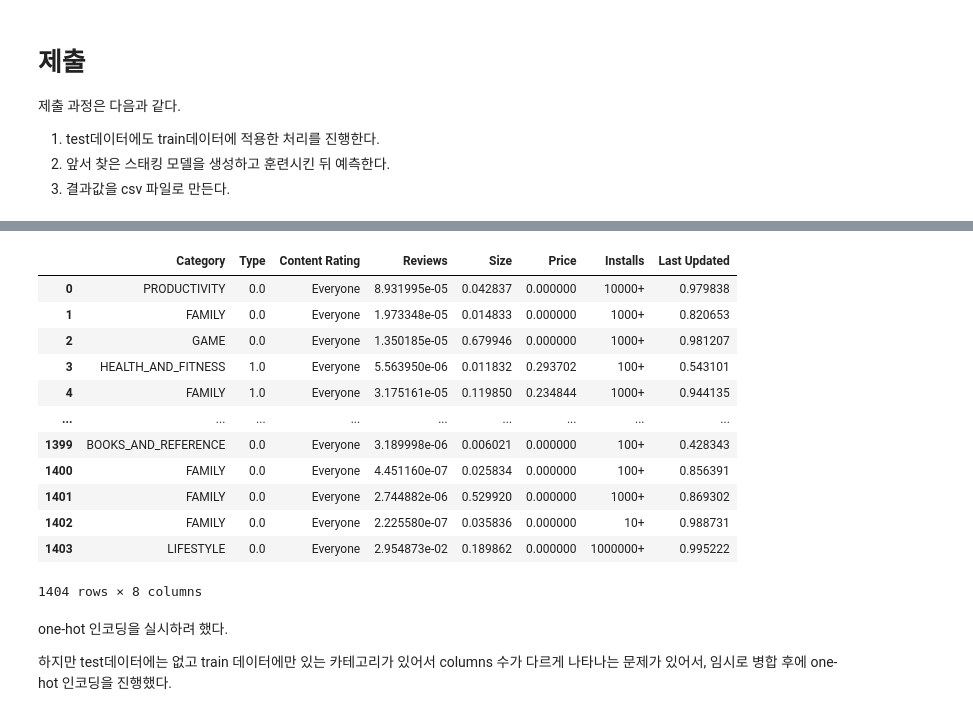
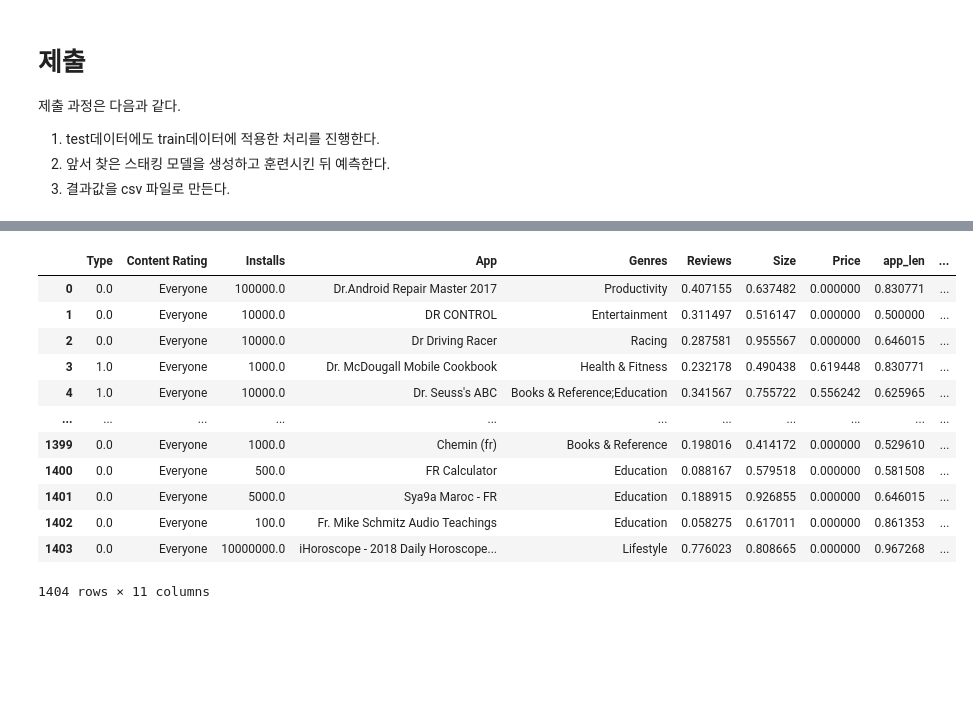
Before and after one commit to YMGYM/toBigs_activity, a Jupyter notebook: Week 4/week4_Ensemble_Assignment/ensemble_assignment.ipynb, the cells around one changed output, grey strips where cells are left out. Saved outputs shown, nothing was run; the diff lists cells and outputs as text; code cells hidden in the pictures; blank space fills up the shorter version.

```diff
--- a/Week 4/week4_Ensemble_Assignment/ensemble_assignment.ipynb
+++ b/Week 4/week4_Ensemble_Assignment/ensemble_assignment.ipynb
@@ -515,0 +569,3 @@ plt.show()
+# %%
+len_app = all_train_data['App'].map(lambda x: len(x))
+len_app
@@ -536,15 +649,19 @@ plt.show()
 def preprocess_data(data):
 
   # 특별한 처리를 하지 않는 Columns들
-  nothing_modify = ['Category', 'Type', 'Content Rating']
+  nothing_modify = ['Type', 'Content Rating', 'Installs', 'App', 'Genres'] # 차후 피쳐 추가를 위한 Installs, App, Genres 유지
+
+  # 앱의 이름의 길이를 담는 Series
+  len_app = data['App'].map(lambda x: len(x)).rename('app_len')
 
   # 로그 변환 수행
-  log_dfs = data[['Reviews', 'Size', 'Price']]
+  log_dfs = pd.concat([np.log(data['Reviews'] + 1), np.log(data['Size']), np.log(data['Price'] + 1), np.log(len_app)], axis=1)
 
   # 다운로드 수를 범주형으로 변환한다.
   bins = [1*(10**i) for i in range(0,10)] # 1부터 1e9까지 구간 생성
   bin_label = [str(label) + '+' for label in bins] # 구간에 + 을 붙여 레이블 생성
-  cut_installs = pd.cut(data["Installs"], bins = bins, include_lowest= True, labels=bin_label[:-1]) # 10의 지수배 구간으로 cutting
+  cut_installs = pd.cut(data["Installs"], bins = bins, include_lowest= True, labels=bin_label[:-1]).rename("install_label") # 10의 지수배 구간으로 cutting
+
 
   # Last Updated를 고유번호로 변경하여 로그 변환을 수행한다.
   modified_last_updated = pd.Series(np.log(pd.to_datetime(data['Last Updated']).astype(int)))
@@ -2546,27 +2838,23 @@ preprocessed_data
 # %%
 # 수치형 변수 목록
-numeric_data = ['Type', 'Reviews', 'Size', 'Price', 'Last Updated']
+numeric_data = ['Type', 'Reviews', 'Size', 'Price', 'Last Updated', 'app_len']
 scaler = MinMaxScaler() # 스케일러
 
 scaled_test_x = preprocessed_data.copy()
 scaled_test_x[numeric_data] = scaler.fit_transform(preprocessed_data[numeric_data]) # 수치형 변수들만 스케일링함
 
 scaled_test_x
 # %% [output]
-|  | Category | Type | Content Rating | Reviews | Size | Price | Installs | Last Updated |
-| 0 | PRODUCTIVITY | 0.0 | Everyone | 8.931995e-05 | 0.042837 | 0.000000 | 10000+ | 0.979838 |
-| 1 | FAMILY | 0.0 | Everyone | 1.973348e-05 | 0.014833 | 0.000000 | 1000+ | 0.820653 |
-| 2 | GAME | 0.0 | Everyone | 1.350185e-05 | 0.679946 | 0.000000 | 1000+ | 0.981207 |
-| 3 | HEALTH_AND_FITNESS | 1.0 | Everyone | 5.563950e-06 | 0.011832 | 0.293702 | 100+ | 0.543101 |
-| 4 | FAMILY | 1.0 | Everyone | 3.175161e-05 | 0.119850 | 0.234844 | 1000+ | 0.944135 |
-| ... | ... | ... | ... | ... | ... | ... | ... | ... |
-| 1399 | BOOKS_AND_REFERENCE | 0.0 | Everyone | 3.189998e-06 | 0.006021 | 0.000000 | 100+ | 0.428343 |
-| 1400 | FAMILY | 0.0 | Everyone | 4.451160e-07 | 0.025834 | 0.000000 | 100+ | 0.856391 |
-| 1401 | FAMILY | 0.0 | Everyone | 2.744882e-06 | 0.529920 | 0.000000 | 1000+ | 0.869302 |
-| 1402 | FAMILY | 0.0 | Everyone | 2.225580e-07 | 0.035836 | 0.000000 | 10+ | 0.988731 |
-| 1403 | LIFESTYLE | 0.0 | Everyone | 2.954873e-02 | 0.189862 | 0.000000 | 1000000+ | 0.995222 |
+|  | Type | Content Rating | Installs | App | Genres | Reviews | Size | Price | app_len | ... |
+| 0 | 0.0 | Everyone | 100000.0 | Dr.Android Repair Master 2017 | Productivity | 0.407155 | 0.637482 | 0.000000 | 0.830771 | ... |
+| 1 | 0.0 | Everyone | 10000.0 | DR CONTROL | Entertainment | 0.311497 | 0.516147 | 0.000000 | 0.500000 | ... |
+| 2 | 0.0 | Everyone | 10000.0 | Dr Driving Racer | Racing | 0.287581 | 0.955567 | 0.000000 | 0.646015 | ... |
+| 3 | 1.0 | Everyone | 1000.0 | Dr. McDougall Mobile Cookbook | Health & Fitness | 0.232178 | 0.490438 | 0.619448 | 0.830771 | ... |
+| 4 | 1.0 | Everyone | 10000.0 | Dr. Seuss's ABC | Books & Reference;Education | 0.341567 | 0.755722 | 0.556242 | 0.625965 | ... |
+| ... | ... | ... | ... | ... | ... | ... | ... | ... | ... | ... |
+| 1399 | 0.0 | Everyone | 1000.0 | Chemin (fr) | Books & Reference | 0.198016 | 0.414172 | 0.000000 | 0.529610 | ... |
+| 1400 | 0.0 | Everyone | 500.0 | FR Calculator | Education | 0.088167 | 0.579518 | 0.000000 | 0.581508 | ... |
+| 1401 | 0.0 | Everyone | 5000.0 | Sya9a Maroc - FR | Education | 0.188915 | 0.926855 | 0.000000 | 0.646015 | ... |
+| 1402 | 0.0 | Everyone | 100.0 | Fr. Mike Schmitz Audio Teachings | Education | 0.058275 | 0.617011 | 0.000000 | 0.861353 | ... |
+| 1403 | 0.0 | Everyone | 10000000.0 | iHoroscope - 2018 Daily Horoscope... | Lifestyle | 0.776023 | 0.808665 | 0.000000 | 0.967268 | ... |
-1404 rows × 8 columns
+1404 rows × 11 columns
-# %% [markdown]
-one-hot 인코딩을 실시하려 했다.
-
-하지만 test데이터에는 없고 train 데이터에만 있는 카테고리가 있어서 columns 수가 다르게 나타나는 문제가 있어서, 임시로 병합 후에 one-hot 인코딩을 진행했다.
```
Also changed, not shown: parts of 130 cells of this notebook, 1 other file.
